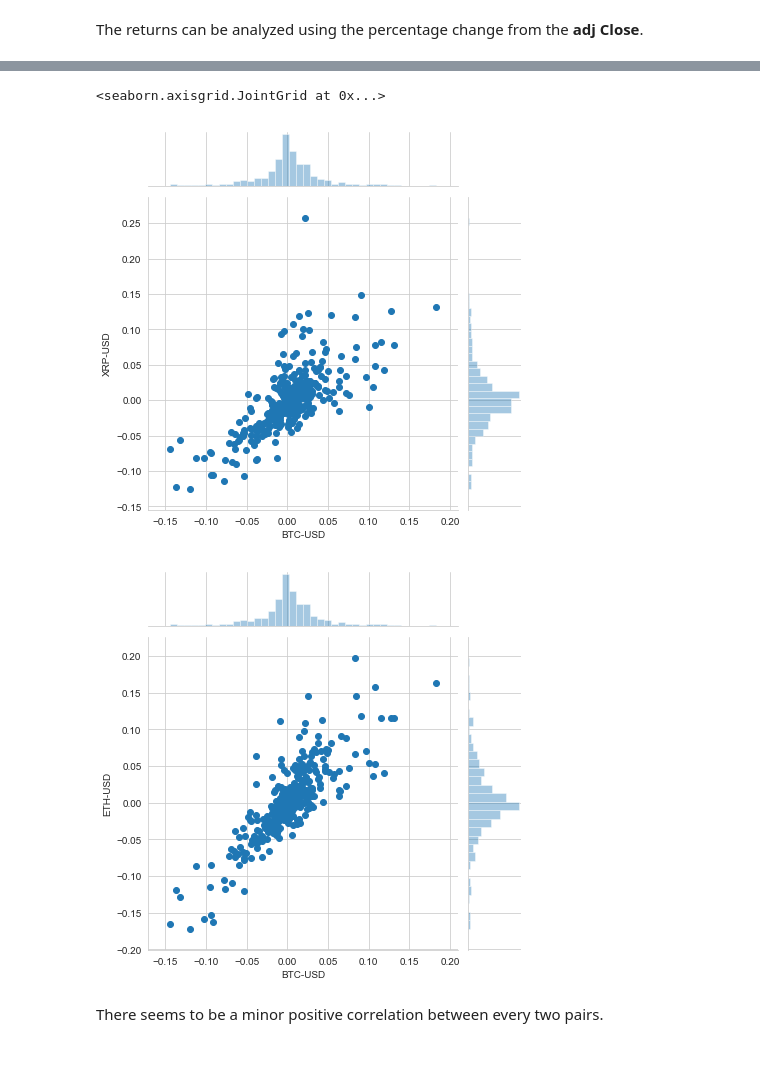
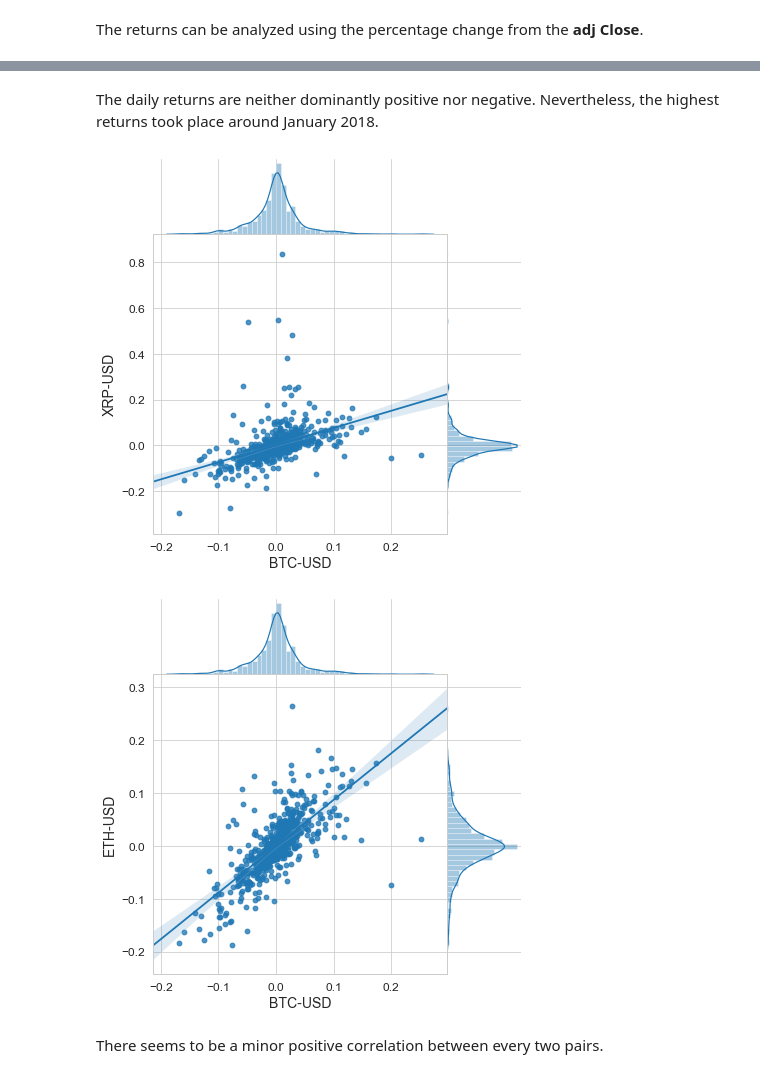
Before and after one commit to HatefDastour/Portfolio, a Jupyter notebook: Stock_Market/The_Market_Analysis_for_Cryptocurrencies.ipynb, the cells around one changed output, grey strips where cells are left out. Drawn from its saved outputs; the diff is of its cells as text; code cells hidden in the pictures.

```diff
--- a/Stock_Market/The_Market_Analysis_for_Cryptocurrencies.ipynb
+++ b/Stock_Market/The_Market_Analysis_for_Cryptocurrencies.ipynb
@@ -36 +58,13 @@ cryptocurrencies_list = ['BTC-USD','XRP-USD','ETH-USD','USDT-USD','BCH-USD','LTC
+# %%
+Stock_list = ['BTC-USD','ETH-USD','XRP-USD','USDT-USD','BCH-USD','LTC-USD','EOS-USD','BNB-USD','XLM-USD','TRX-USD']
+Stock_Dic = {'BTC-USD':'Bitcoin USD',
+            'ETH-USD':'Ethereum USD',
+            'XRP-USD':'XRP USD',
+            'USDT-USD':'Tether USD',
+            'BCH-USD':'Bitcoin Cash USD',
+            'LTC-USD':'Litecoin USD',
+            'EOS-USD':'EOS USD',
+            'BNB-USD':'Binance Coin USD',
+            'XLM-USD':'Stellar USD',
+            'TRX-USD':'TRON USD'}
 # %% [markdown]
@@ -38,2 +72,3 @@ The data is collected from **a year before** today **until now**.
 # %%
-start, end = [datetime(datetime.today().year-1,datetime.today().month,datetime.today().day), datetime.today()]
+start, end = [datetime(datetime.today().year-2,datetime.today().month,datetime.today().day), datetime.today()]
+start, end
@@ -230,3 +296,3 @@ First, we need to create a new data frame by reading the **Adj Close** column fr
 # %%
-All_crypto = pdr.DataReader(cryptocurrencies_list,'yahoo',start,end)['Adj Close']
+All_data = pdr.DataReader(Stock_list, 'yahoo', start, end)['Adj Close']
 # %%
@@ -252,7 +318,7 @@ All_crypto.tail()
 # %% [markdown]
 The returns can be analyzed using the percentage change from the **adj Close**.
 # %%
-All_returns = All_crypto.pct_change()
+All_returns = All_data.pct_change()
 # %%
 All_returns.tail()
 # %% [output]
@@ -273,12 +340,11 @@ We can see that most high returns happen around the same time. However, it is ne
+# %% [markdown]
+The daily returns are neither dominantly positive nor negative. Nevertheless, the highest returns took place around January 2018.
 # %%
-# Bitcoin USD and Ripple USD
-sns.jointplot('BTC-USD','XRP-USD', All_returns, kind='scatter')
-# Bitcoin USD and Ethereum USD
-sns.jointplot('BTC-USD','ETH-USD', All_returns, kind='scatter')
+_ = sns.jointplot('BTC-USD','XRP-USD', All_returns, kind='reg', space=0, size=6, ratio=4)
+_ = sns.jointplot('BTC-USD','ETH-USD', All_returns, kind='reg', space=0, size=6, ratio=4)
 # %% [output]
-<seaborn.axisgrid.JointGrid at 0x...>
-[figure, old version]
+[figure, new version]
-[figure, old version]
+[figure, new version]
 # %% [markdown]
 There seems to be a minor positive correlation between every two pairs.
 # %% [markdown]
```
Also changed, not shown: parts of 89 cells of this notebook, 3 other files.
